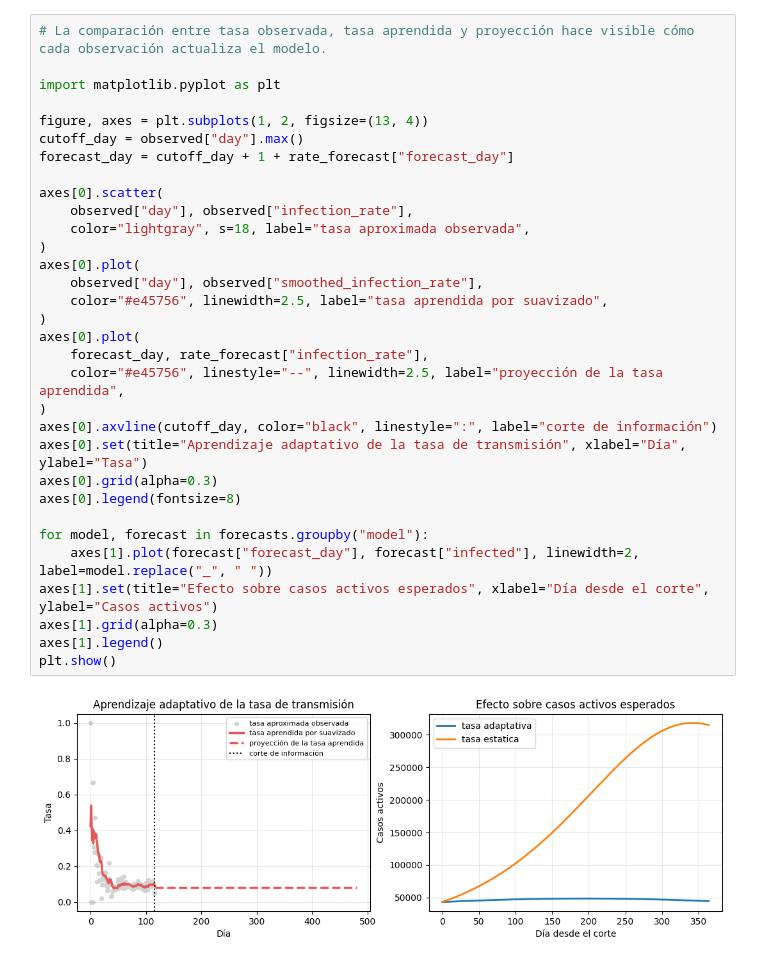
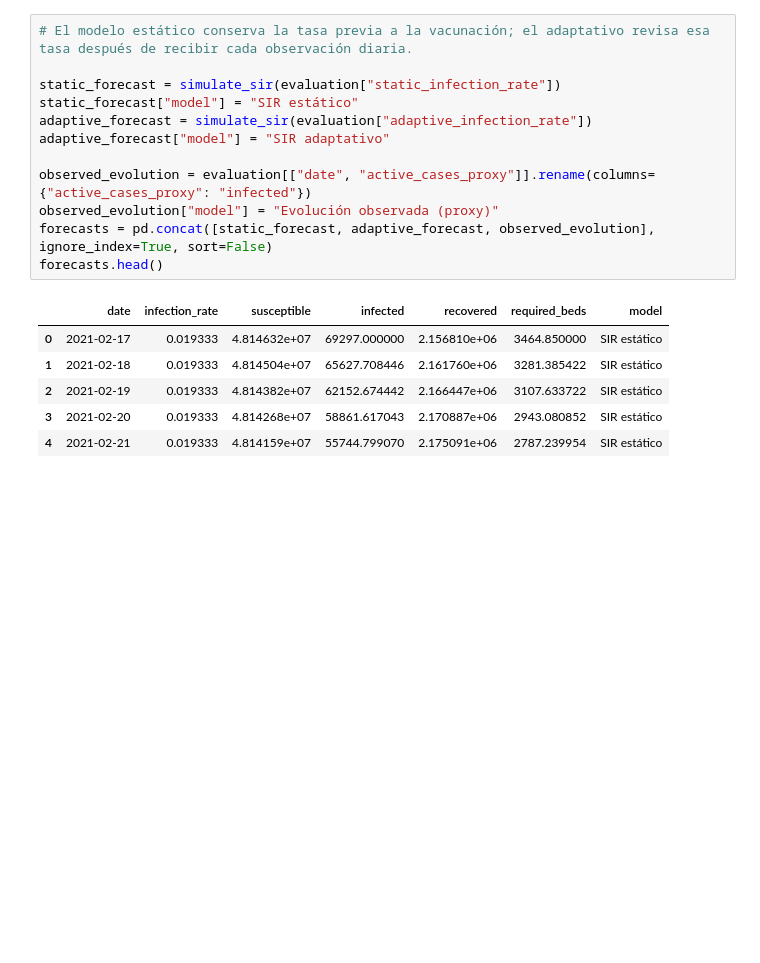
Before and after one commit to jdvelasq/classroom-vibecoding, a Jupyter notebook: implementation/predictiva/P209_sir_adaptativo/professor/notebook.ipynb, the cells around one changed output. Saved outputs shown, nothing was run; the diff lists cells and outputs as text; blank space fills up the shorter version.

```diff
--- a/implementation/predictiva/P209_sir_adaptativo/professor/notebook.ipynb
+++ b/implementation/predictiva/P209_sir_adaptativo/professor/notebook.ipynb
@@ -100,35 +108,20 @@ forecasts.head()
 # %%
-# La comparación entre tasa observada, tasa aprendida y proyección hace visible cómo cada observación actualiza el modelo.
+# El modelo estático conserva la tasa previa a la vacunación; el adaptativo revisa esa tasa después de recibir cada observación diaria.
 
-import matplotlib.pyplot as plt
+static_forecast = simulate_sir(evaluation["static_infection_rate"])
+static_forecast["model"] = "SIR estático"
+adaptive_forecast = simulate_sir(evaluation["adaptive_infection_rate"])
+adaptive_forecast["model"] = "SIR adaptativo"
 
-figure, axes = plt.subplots(1, 2, figsize=(13, 4))
-cutoff_day = observed["day"].max()
-forecast_day = cutoff_day + 1 + rate_forecast["forecast_day"]
-
-axes[0].scatter(
-    observed["day"], observed["infection_rate"],
-    color="lightgray", s=18, label="tasa aproximada observada",
-)
-axes[0].plot(
-    observed["day"], observed["smoothed_infection_rate"],
-    color="#e45756", linewidth=2.5, label="tasa aprendida por suavizado",
-)
-axes[0].plot(
-    forecast_day, rate_forecast["infection_rate"],
-    color="#e45756", linestyle="--", linewidth=2.5, label="proyección de la tasa aprendida",
-)
-axes[0].axvline(cutoff_day, color="black", linestyle=":", label="corte de información")
-axes[0].set(title="Aprendizaje adaptativo de la tasa de transmisión", xlabel="Día", ylabel="Tasa")
-axes[0].grid(alpha=0.3)
-axes[0].legend(fontsize=8)
-
-for model, forecast in forecasts.groupby("model"):
-    axes[1].plot(forecast["forecast_day"], forecast["infected"], linewidth=2, label=model.replace("_", " "))
-axes[1].set(title="Efecto sobre casos activos esperados", xlabel="Día desde el corte", ylabel="Casos activos")
-axes[1].grid(alpha=0.3)
-axes[1].legend()
-plt.show()
+observed_evolution = evaluation[["date", "active_cases_proxy"]].rename(columns={"active_cases_proxy": "infected"})
+observed_evolution["model"] = "Evolución observada (proxy)"
+forecasts = pd.concat([static_forecast, adaptive_forecast, observed_evolution], ignore_index=True, sort=False)
+forecasts.head()
 # %% [output]
-[figure, removed]
+|  | date | infection_rate | susceptible | infected | recovered | required_beds | model |
+| 0 | 2021-02-17 | 0.019333 | 4.814632e+07 | 69297.000000 | 2.156810e+06 | 3464.850000 | SIR estático |
+| 1 | 2021-02-18 | 0.019333 | 4.814504e+07 | 65627.708446 | 2.161760e+06 | 3281.385422 | SIR estático |
+| 2 | 2021-02-19 | 0.019333 | 4.814382e+07 | 62152.674442 | 2.166447e+06 | 3107.633722 | SIR estático |
+| 3 | 2021-02-20 | 0.019333 | 4.814268e+07 | 58861.617043 | 2.170887e+06 | 2943.080852 | SIR estático |
+| 4 | 2021-02-21 | 0.019333 | 4.814159e+07 | 55744.799070 | 2.175091e+06 | 2787.239954 | SIR estático |
 # %%
```
Also changed, not shown: parts of 6 cells of this notebook, 5 other files.
